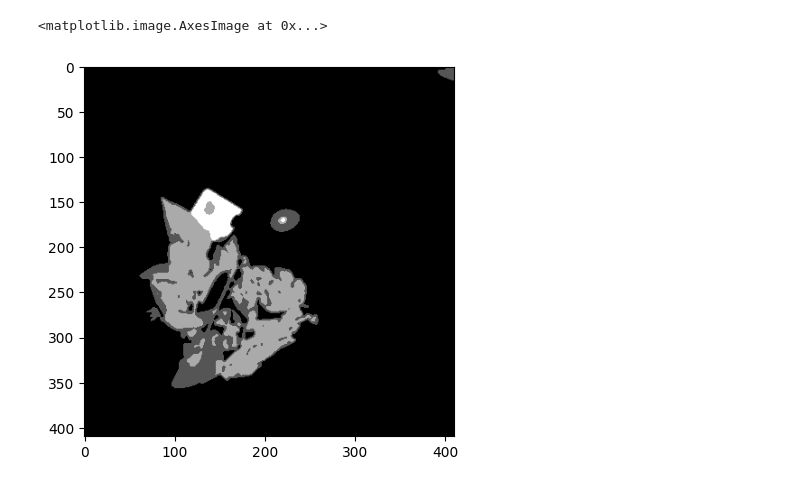
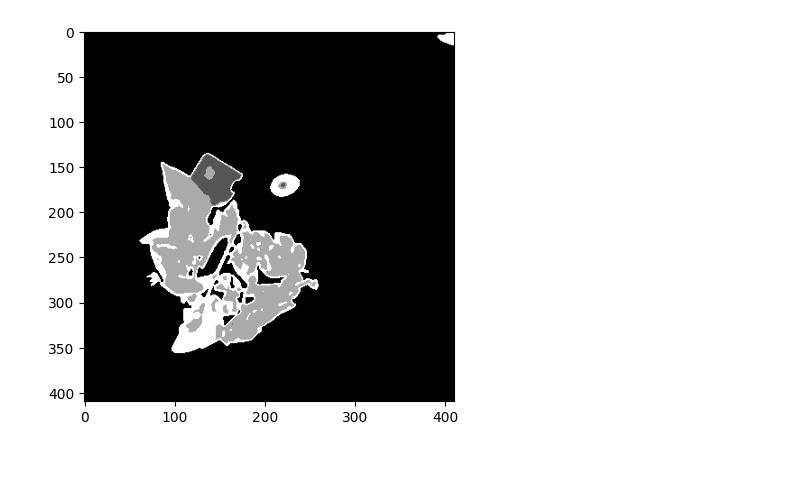
Before and after one commit to cubert-hyperspectral/cuvis.ai, a Jupyter notebook: Minimal_Example.ipynb, the cells around one changed output. Drawn from its saved outputs; the diff is of its cells as text; code cells hidden in the pictures.

```diff
--- a/Minimal_Example.ipynb
+++ b/Minimal_Example.ipynb
@@ -32,4 +40,4 @@ kmeans_stage.fit(out2)
+# %%
+graph.add_edge(pca_stage, pca_stage2)
 # %%
-pipes.add_stage(pca_stage)
-pipes.add_stage(pca_stage2)
-pipes.add_stage(kmeans_stage)
+graph.add_edge(pca_stage2, kmeans_stage)
@@ -38 +44,5 @@ Single stage pipeline!
+# %%
+graph.add_edge(pca_stage, kmeans_stage2)
+# %%
+out = graph.forward(sample_cube)
 # %%
@@ -54,6 +52,6 @@ array([[0, 0, 0, ..., 0, 0, 0],
 # %%
 plt.figure()
-plt.imshow(pipes.forward(sample_cube), cmap='grey')
+plt.imshow(list(out.values())[-1], cmap='grey')
+plt.show()
 # %% [output]
-<matplotlib.image.AxesImage at 0x...>
-[figure, old version]
+[figure, new version]
```
Also changed, not shown: parts of 18 cells of this notebook, 12 other files.
